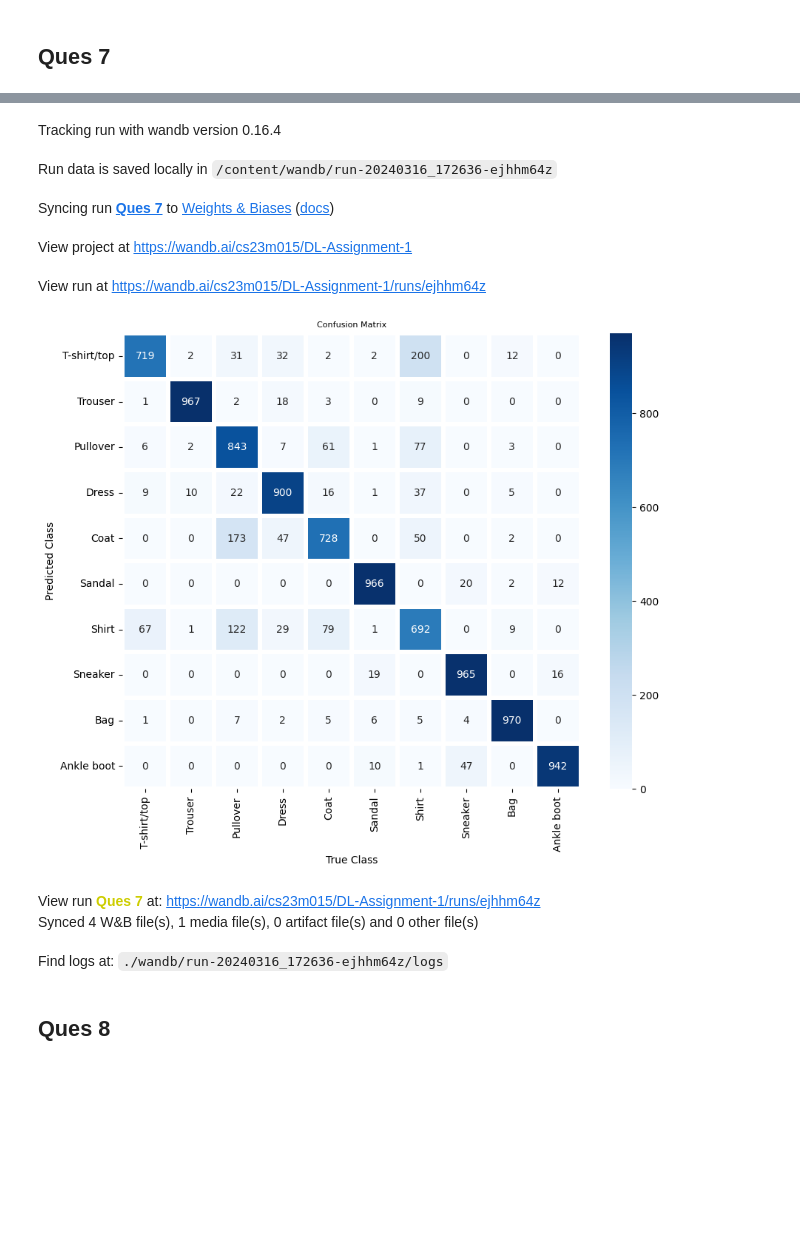
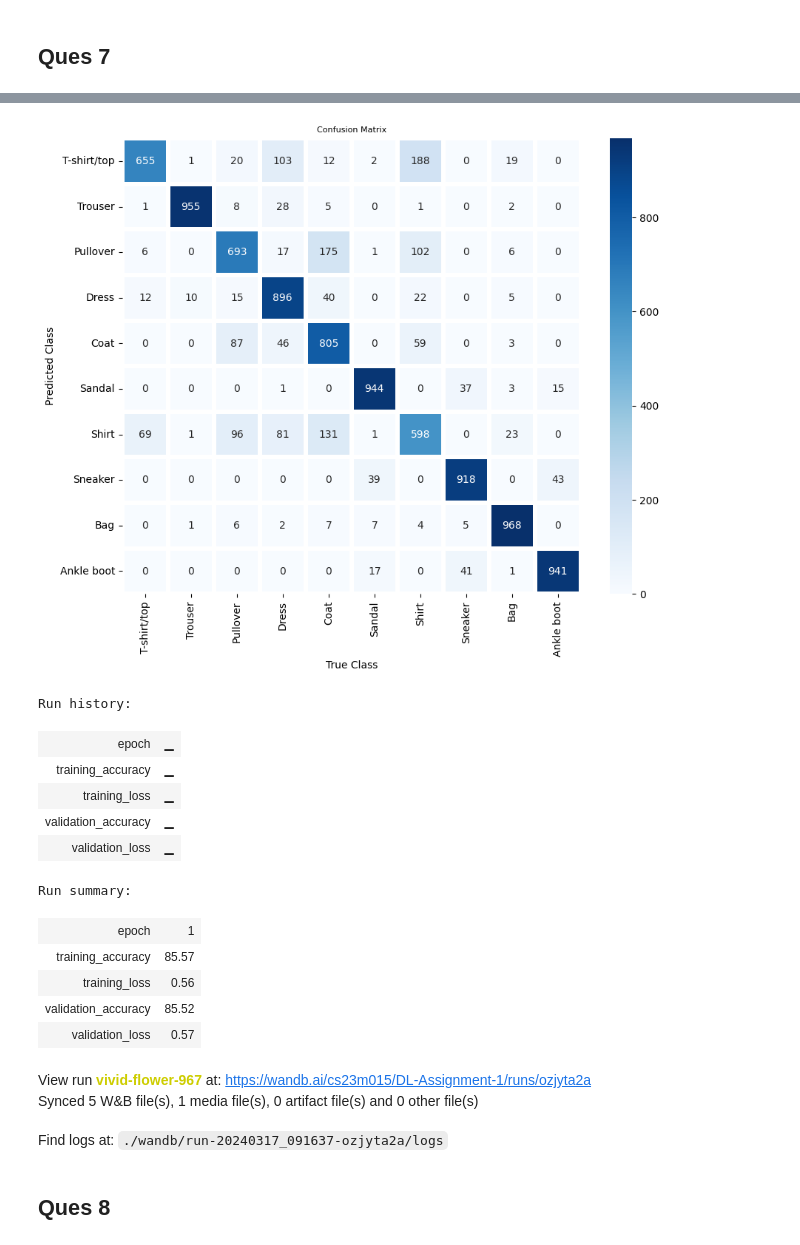
Before and after one commit to AnshumanMamar/DLass1, a Jupyter notebook: ass_1.ipynb, the cells around one changed output, grey strips where cells are left out. Saved outputs shown, nothing was run; the diff lists cells and outputs as text; code cells hidden in the pictures; blank space fills up the shorter version.

```diff
--- a/DLassCS23M015.ipynb
+++ b/ass_1.ipynb
@@ -886,7 +947,7 @@ def train():
 # %%
 wandb.init(project='DL-Assignment-1')
 obj=NeuralNetwork()
-obj.architecture(x1,
+obj.fit_model(x1,
                  y1,
                  x_val,
                  y_val,
@@ -894,12 +955,12 @@ obj.architecture(x1,
                  neuron=128,
                  input_neuron=784,
                  batch=32,
-                 initialization="xavier",
+                 initialization="Xavier",
                  fn_loss="cross_entropy",
                  activation="tanh",
-                 optimizer="Nadam",
+                 optimizer="nadam",
                  n=0.0005,
-                 iter=10,
+                 iter=1,
                  beta=0.9,
                  beta1=0.999,
                  beta2=0.999,
@@ -932,33 +980,44 @@ Iteration Number: 10 Validaion Accuracy: 88.16666666666667
 # %%
+# wandb.init(project="DL-Assignment-1", name="Ques 7")
+true_label = ["T-shirt/top", "Trouser", "Pullover", "Dress", "Coat", "Sandal", "Shirt", "Sneaker", "Bag", "Ankle boot"]
 y_preds=[]
 for i in range (len(x2)):
   y_preds.append(obj.forward_pass(x2[i],act='tanh'))
-
-y_OH_test = np.eye(10)[y2]
 # %%
-class_label = ["T-shirt/top", "Trouser", "Pullover", "Dress", "Coat", "Sandal", "Shirt", "Sneaker", "Bag", "Ankle boot"]
-wandb.init(project="DL-Assignment-1", name="Ques 7")
-df_conf_matrix = pd.DataFrame(confusion_matrix(np.argmax(y_OH_test,1) , np.argmax(np.array(y_preds).squeeze(),1)))
+# Run Neural Network class before plotting confusion matrix
+y2 = np.eye(10)[y2]
+mat = pd.DataFrame(confusion_matrix(np.argmax(y2,1) , np.argmax(np.array(y_preds).squeeze(),1)))
 plt.figure(figsize=(10, 8))
-axis = sns.heatmap(df_conf_matrix, annot=True,  cmap= 'Blues', fmt='d',linewidths=3, linecolor='white')
-axis.set_xticklabels(class_label,rotation=90)
-axis.set_yticklabels(class_label,rotation=0)
+
+axis = seaborn.heatmap(mat, annot=True,cmap='Blues',fmt='d',linewidths=3,linecolor='white')
+axis.set_xticklabels(true_label,rotation=90)
+axis.set_yticklabels(true_label,rotation=0)
+
 plt.title('Confusion Matrix', fontsize=8)
 plt.ylabel("Predicted Class")
 plt.xlabel("True Class")
+
 wandb.log({"Confusion_Matrix": wandb.Image(plt)})
+
 plt.show()
 wandb.finish()
 # %% [output]
+[figure, new version]
+Run history:
+| epoch | ▁ |
+| training_accuracy | ▁ |
+| training_loss | ▁ |
+| validation_accuracy | ▁ |
+| validation_loss | ▁ |
+Run summary:
+| epoch | 1 |
+| training_accuracy | 85.57 |
+| training_loss | 0.56 |
+| validation_accuracy | 85.52 |
+| validation_loss | 0.57 |
-Tracking run with wandb version 0.16.4
+View run vivid-flower-967 at: https://wandb.ai/cs23m015/DL-Assignment-1/runs/ozjyta2a
+Synced 5 W&B file(s), 1 media file(s), 0 artifact file(s) and 0 other file(s)
-Run data is saved locally in /content/wandb/run-20240316_172636-ejhhm64z
+Find logs at: ./wandb/run-20240317_091637-ozjyta2a/logs
-Syncing run Ques 7 to Weights & Biases (docs)
-View project at https://wandb.ai/cs23m015/DL-Assignment-1
-View run at https://wandb.ai/cs23m015/DL-Assignment-1/runs/ejhhm64z
-[figure, old version]
-View run Ques 7 at: https://wandb.ai/cs23m015/DL-Assignment-1/runs/ejhhm64z
-Synced 4 W&B file(s), 1 media file(s), 0 artifact file(s) and 0 other file(s)
-Find logs at: ./wandb/run-20240316_172636-ejhhm64z/logs
 # %% [markdown]
 ## Ques 8
 # %%
```
Also changed, not shown: parts of 13 cells of this notebook, 1 other file.
